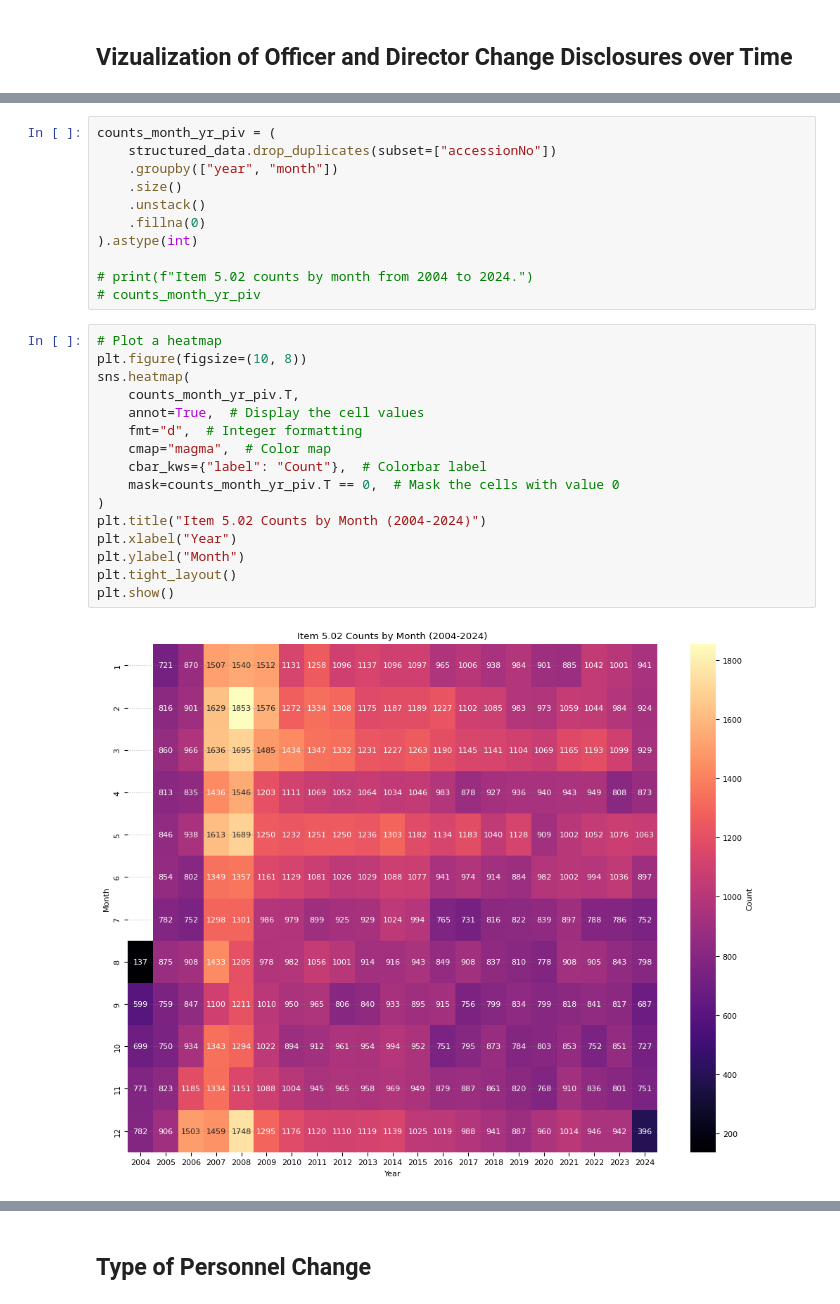
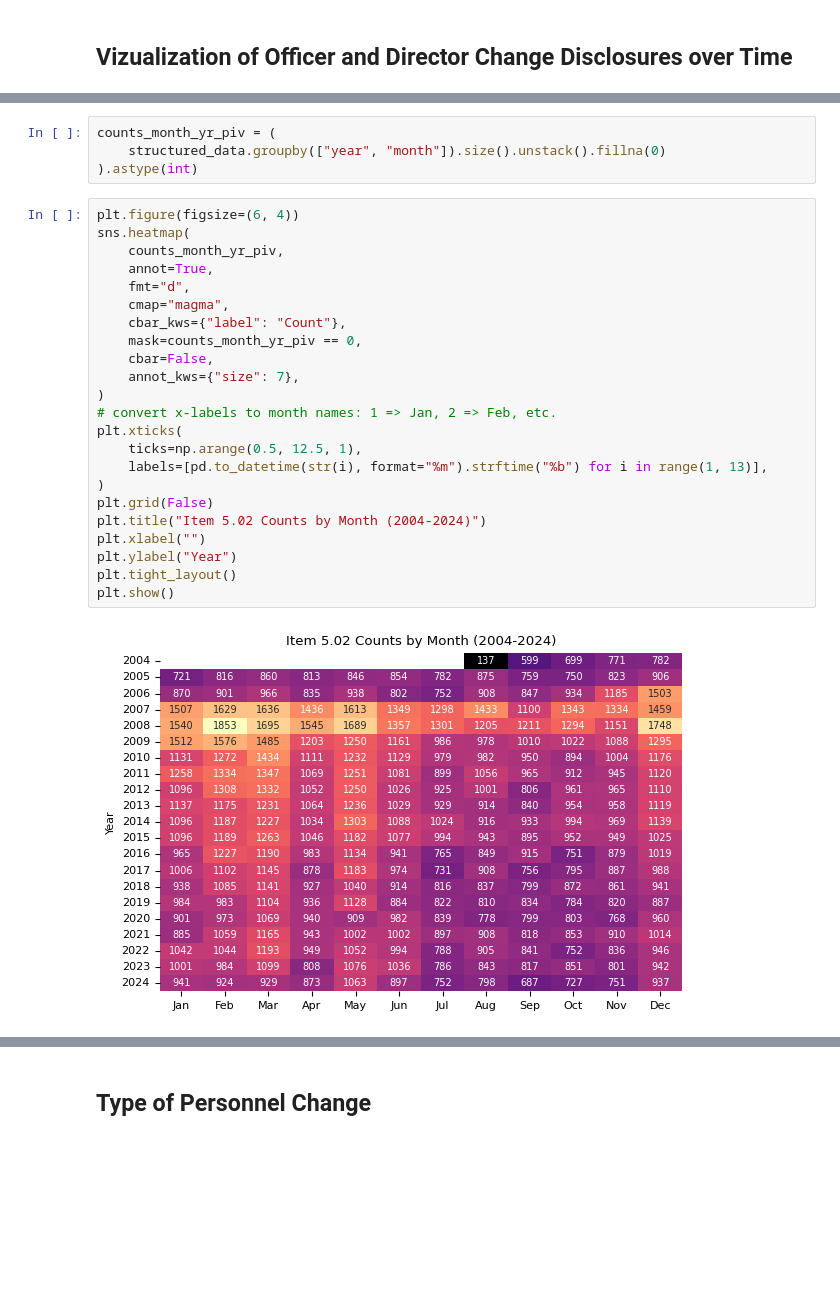
Before and after one commit to SEC-API-io/sec-api-cookbook, a Jupyter notebook: notebooks/form-8k/8k-item-5-02-tutorial-website.ipynb, the cells around one changed output, grey strips where cells are left out. Saved outputs shown, nothing was run; the diff lists cells and outputs as text; blank space fills up the shorter version.

```diff
--- a/notebooks/form-8k/8k-item-5-02-tutorial-website.ipynb
+++ b/notebooks/form-8k/8k-item-5-02-tutorial-website.ipynb
@@ -170,32 +285,32 @@ plt.show()
 # %%
 counts_month_yr_piv = (
-    structured_data.drop_duplicates(subset=["accessionNo"])
-    .groupby(["year", "month"])
-    .size()
-    .unstack()
-    .fillna(0)
+    structured_data.groupby(["year", "month"]).size().unstack().fillna(0)
 ).astype(int)
-
-# print(f"Item 5.02 counts by month from 2004 to 2024.")
-# counts_month_yr_piv
 # %%
-# Plot a heatmap
-plt.figure(figsize=(10, 8))
+plt.figure(figsize=(6, 4))
 sns.heatmap(
-    counts_month_yr_piv.T,
-    annot=True,  # Display the cell values
-    fmt="d",  # Integer formatting
-    cmap="magma",  # Color map
-    cbar_kws={"label": "Count"},  # Colorbar label
-    mask=counts_month_yr_piv.T == 0,  # Mask the cells with value 0
+    counts_month_yr_piv,
+    annot=True,
+    fmt="d",
+    cmap="magma",
+    cbar_kws={"label": "Count"},
+    mask=counts_month_yr_piv == 0,
+    cbar=False,
+    annot_kws={"size": 7},
 )
+# convert x-labels to month names: 1 => Jan, 2 => Feb, etc.
+plt.xticks(
+    ticks=np.arange(0.5, 12.5, 1),
+    labels=[pd.to_datetime(str(i), format="%m").strftime("%b") for i in range(1, 13)],
+)
+plt.grid(False)
 plt.title("Item 5.02 Counts by Month (2004-2024)")
-plt.xlabel("Year")
-plt.ylabel("Month")
+plt.xlabel("")
+plt.ylabel("Year")
 plt.tight_layout()
 plt.show()
 # %% [output]
-[figure, old version]
+[figure, new version]
 # %%
 print(f"Descriptive statistics for Item 5.02 counts by month from 2004 to 2024.")
 month_stats = (
```
Also changed, not shown: parts of 42 cells of this notebook.
